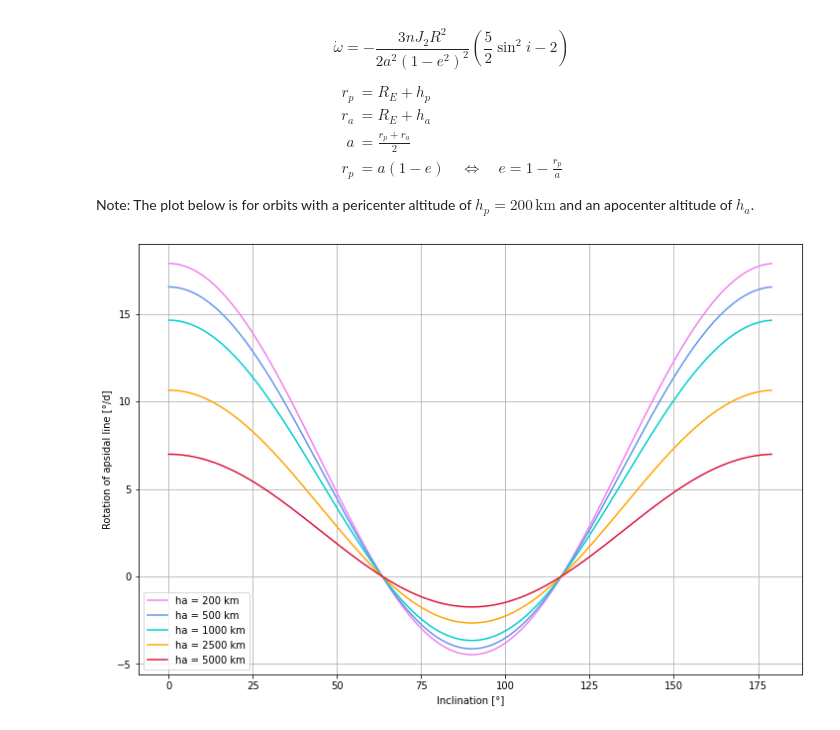
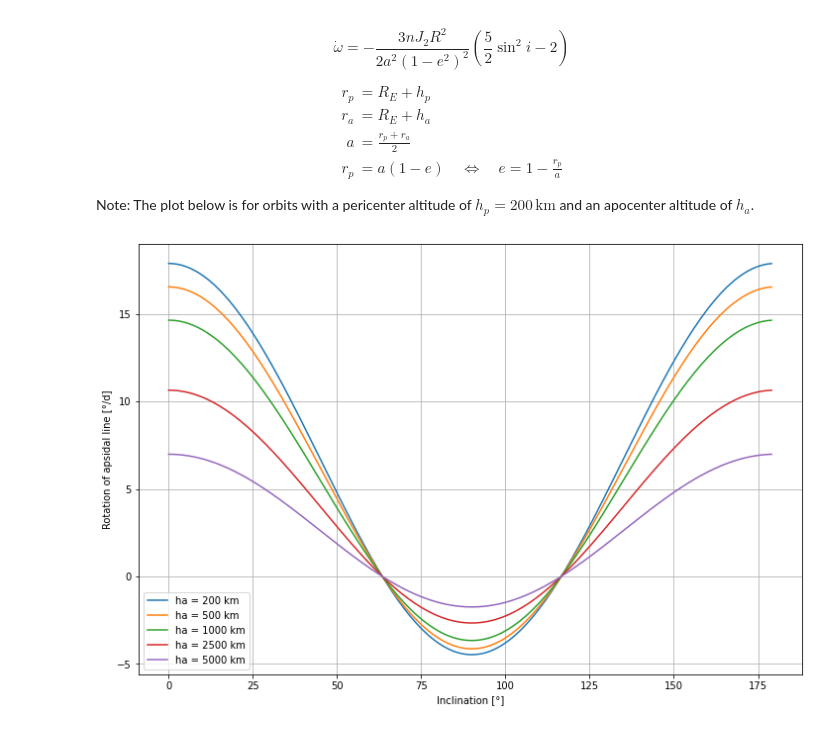
Before and after one commit to spaceprofessor/lecture-rfm, a Jupyter notebook: code/RFM-08_J2_Perturbation_Effects.ipynb, the cells around one changed output. Saved outputs shown, nothing was run; the diff lists cells and outputs as text; code cells hidden in the pictures.

Commit message:
Custom colors removed. Spoekes.

```diff
--- a/code/RFM-08_J2_Perturbation_Effects.ipynb
+++ b/code/RFM-08_J2_Perturbation_Effects.ipynb
@@ -23,20 +23,16 @@ def rotation_apsidal_line(i, a, ecc):  # Calculate domega / dt
     rp = calculate_prefactor(a, ecc) * (5/2 * np.power(np.sin(i), 2) - 2)  # Calculate domega / dt
     return rp * (180 / np.pi) * 86400  # Convert to [°/d]
 # %%
-def plot_rot_nodal_line(inc, alt, ecc, color):
+def plot_rot_nodal_line(inc, alt, ecc):
     fig, ax = plt.subplots()
     for j in range(0, 5):
-        ax.plot(inc, rotation_nodal_line(inc, alt[j], ecc[j]), '-',
-                color=color[j],
-                label='h = {} km'.format(int(alt[j])))
+        ax.plot(inc, rotation_nodal_line(inc, alt[j], ecc[j]), '-', label='h = {} km'.format(int(alt[j])))
     ax.legend()
 
-def plot_rot_apsidal_line(inc, sma, h, ecc, color):
+def plot_rot_apsidal_line(inc, sma, h, ecc):
     fig, ax = plt.subplots()
     for j in range(0, 5):
-        ax.plot(inc, rotation_apsidal_line(inc, sma[j], ecc[j]), '-',
-                color=color[j],
-                label='ha = {} km'.format(int(h[j])))
+        ax.plot(inc, rotation_apsidal_line(inc, sma[j], ecc[j]), '-', label='ha = {} km'.format(int(h[j])))
     ax.legend()
 # %%
 h_list = [200.0, 500.0, 1000.0, 2500.0, 5000.0]  # List of altitudes in [km]
@@ -89,10 +84,10 @@ plt.show()
 
 Note: The plot below is for orbits with a pericenter altitude of $h_p = 200\,\mathrm{km}$ and an apocenter altitude of $h_a$.
 # %%
-plot_rot_apsidal_line(inc_range, sma_list, ha_list, ecc_list, color_list)
+plot_rot_apsidal_line(inc_range, sma_list, ha_list, ecc_list)
 plt.grid()
 plt.xlabel("Inclination [°]")
 plt.ylabel("Rotation of apsidal line [°/d]")
 plt.show()
 # %% [output]
-[figure, old version]
+[figure, new version]
```
Also changed, not shown: parts of 2 cells of this notebook, 1 other file.
